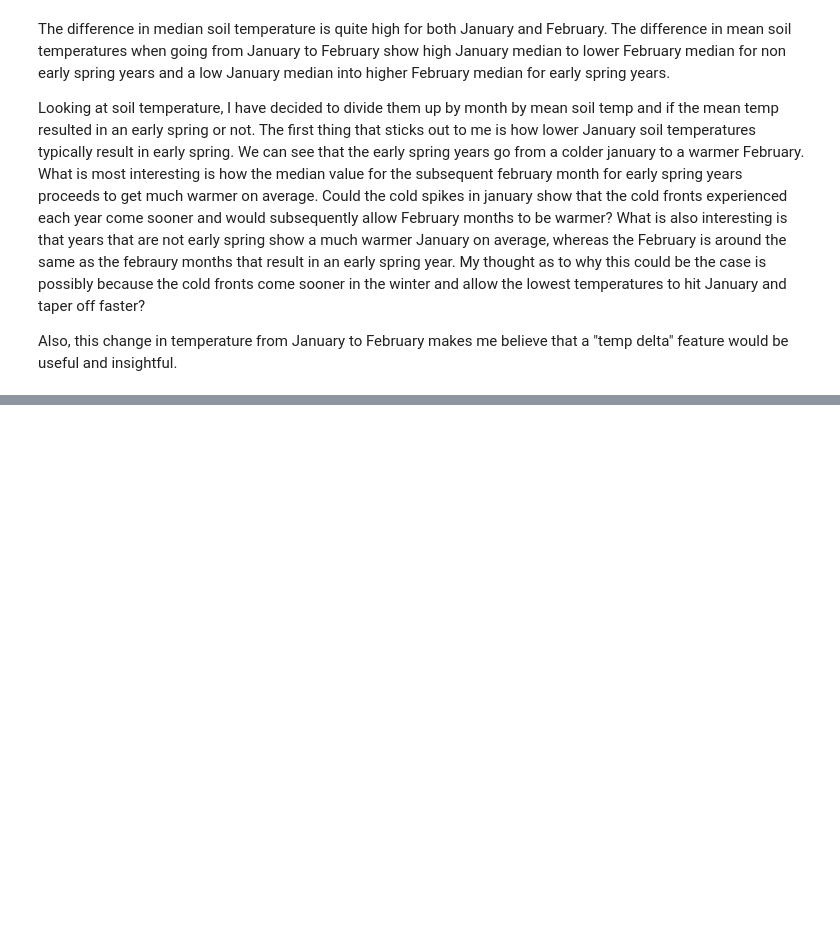
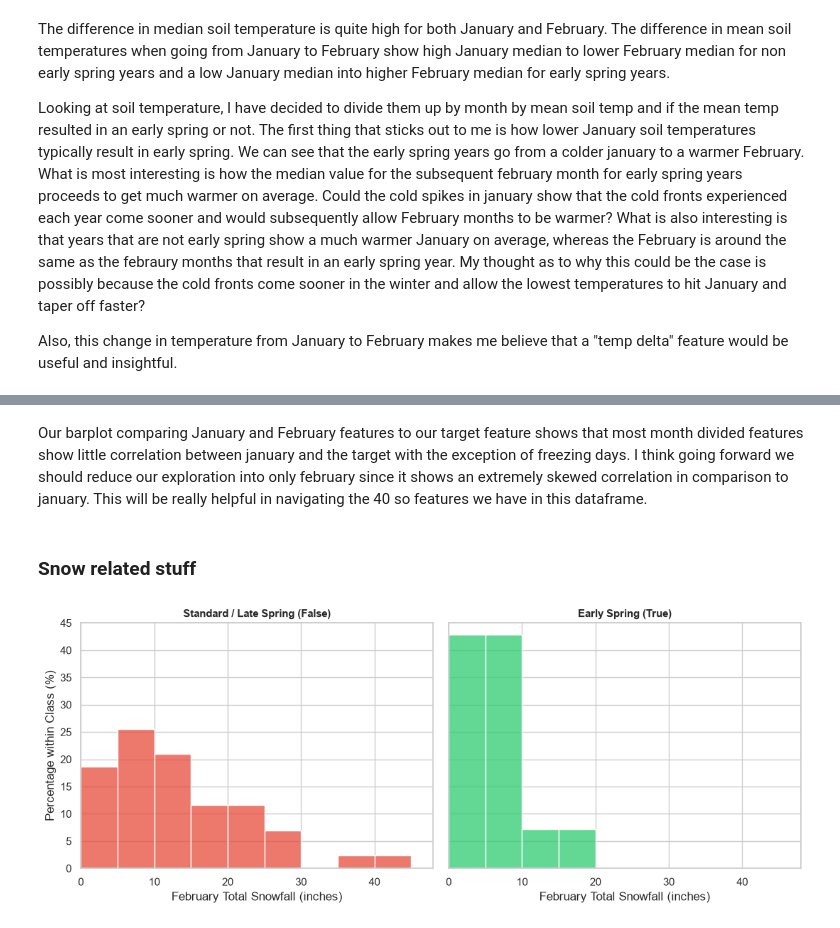
Before and after one commit to KaiserKiam/early-spring-predictor, a Jupyter notebook: Early Spring - Exploration.ipynb, the cells around one changed output, grey strips where cells are left out. Cells and saved outputs as stored; diff of their text form; code cells hidden in the pictures; blank space fills up the shorter version.

Commit message:
added the rest of exploration

```diff
--- a/Early Spring - Exploration.ipynb
+++ b/Early Spring - Exploration.ipynb
@@ -157,0 +216,48 @@ Also, this change in temperature from January to February makes me believe that
+# %% [markdown]
+Our barplot comparing January and February features to our target feature shows that most month divided features show little correlation between january and the target with the exception of freezing days. I think going forward we should reduce our exploration into only february since it shows an extremely skewed correlation in comparison to january. This will be really helpful in navigating the 40 so features we have in this dataframe.
+# %% [markdown]
+### Snow related stuff
+# %%
+sns.set_theme(style="whitegrid")
+
+# Create side-by-side subplots sharing BOTH X and Y axes
+fig, axes = plt.subplots(1, 2, figsize=(11, 4.5), sharey=True, sharex=True)
+
+# Define identical 5-inch bin widths from 0 to 50 for exact alignment
+bins = range(0, 50, 5)
+
+# Left Panel: Standard / Late Spring (False)
+sns.histplot(
+    data=data[~data["early_spring"]],
+    x="farm_snowfall_sum_feb",
+    color="#e74c3c",
+    bins=bins,
+    stat="percent",
+    ax=axes[0],
+)
+axes[0].set_title(
+    "Standard / Late Spring (False)", fontsize=11, fontweight="bold"
+)
+axes[0].set_xlabel("February Total Snowfall (inches)")
+axes[0].set_ylabel("Percentage within Class (%)")
+
+# Right Panel: Early Spring (True)
+sns.histplot(
+    data=data[data["early_spring"]],
+    x="farm_snowfall_sum_feb",
+    color="#2ecc71",
+    bins=bins,
+    stat="percent",
+    ax=axes[1],
+)
+axes[1].set_title("Early Spring (True)", fontsize=11, fontweight="bold")
+axes[1].set_xlabel("February Total Snowfall (inches)")
+
+# Set explicit X-axis bounds on both plots
+for ax in axes:
+  ax.set_xlim(0, 48)
+
+plt.tight_layout()
+plt.show()
+# %% [output]
+[figure, added]
```
Also changed, not shown: parts of 16 cells of this notebook.
